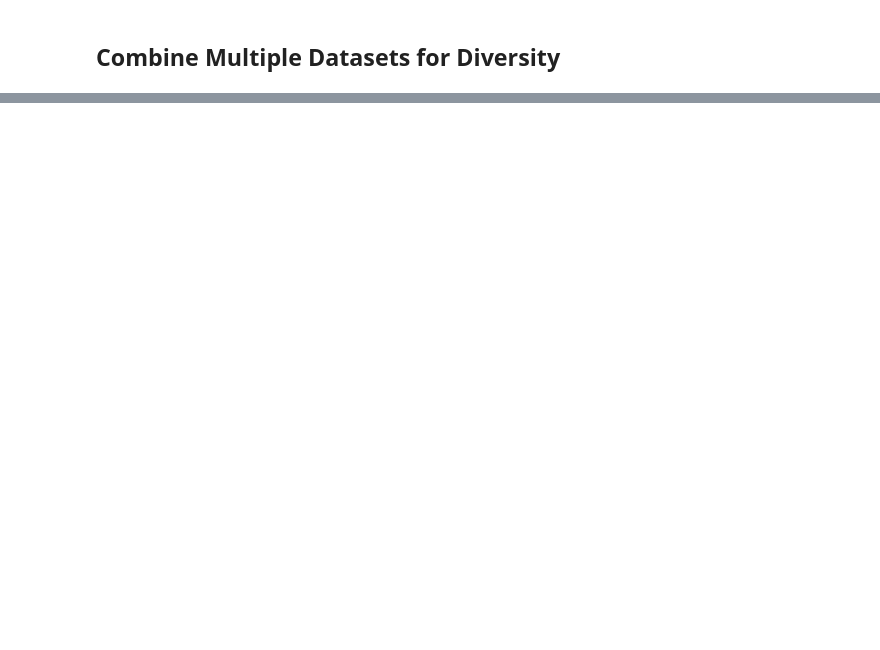
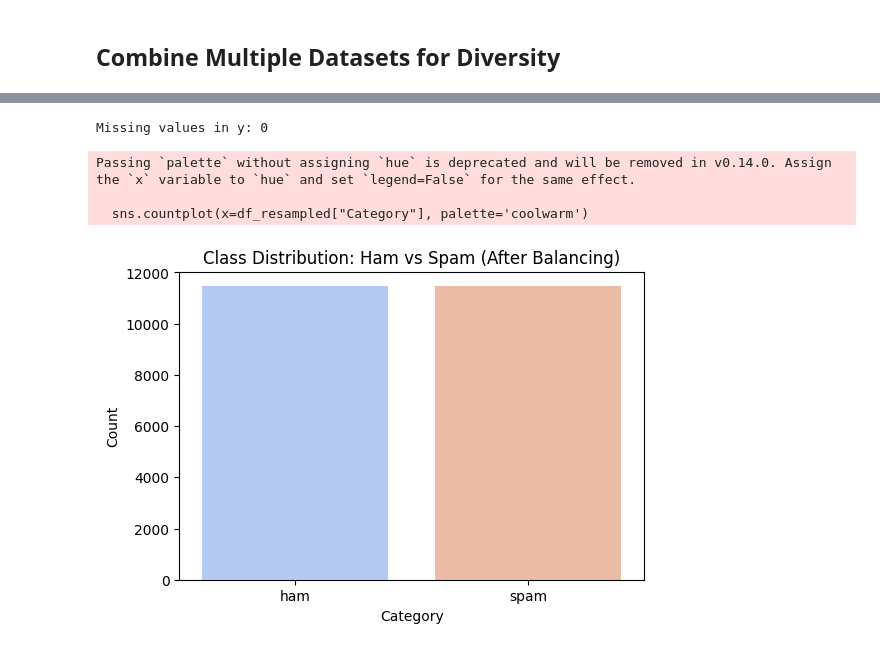
Before and after one commit to ShashankMk031/Spam-Email-Classification, a Jupyter notebook: model.ipynb, the cells around one changed output, grey strips where cells are left out. Drawn from its saved outputs; the diff is of its cells as text; code cells hidden in the pictures; blank space fills up the shorter version.

```diff
--- a/model.ipynb
+++ b/model.ipynb
@@ -134,0 +253,48 @@ print(weird_chars.sample(5))
+# %%
+import pandas as pd
+import matplotlib.pyplot as plt
+import seaborn as sns
+from imblearn.over_sampling import SMOTE
+from sklearn.feature_extraction.text import TfidfVectorizer
+
+# Load dataset
+df = pd.read_csv("data.csv")
+
+# ✅ Drop rows where Category or Message is NaN
+df.dropna(subset=['Category', 'Message'], inplace=True)
+
+# Convert "Category" column to binary (0 = ham, 1 = spam)
+df['Category'] = df['Category'].map({'ham': 0, 'spam': 1})
+
+# ✅ Drop rows where Category is NaN after mapping
+df.dropna(subset=['Category'], inplace=True)
+
+# Convert text messages into numerical form using TF-IDF
+vectorizer = TfidfVectorizer()
+X = vectorizer.fit_transform(df['Message'])
+y = df['Category']  # Target labels
+
+# ✅ Ensure y has no NaN values before SMOTE
+print("Missing values in y:", y.isna().sum())  # Should print 0
+
+# Apply SMOTE to balance the dataset
+smote = SMOTE(random_state=42)
+X_resampled, y_resampled = smote.fit_resample(X, y)
+
+# Convert back to DataFrame for visualization
+df_resampled = pd.DataFrame({'Category': y_resampled})
+df_resampled['Category'] = df_resampled['Category'].map({0: 'ham', 1: 'spam'})  # Convert back to labels
+
+# ✅ Replot Class Distribution After Balancing
+plt.figure(figsize=(6, 4))
+sns.countplot(x=df_resampled["Category"], palette='coolwarm')
+plt.title("Class Distribution: Ham vs Spam (After Balancing)")
+plt.xlabel("Category")
+plt.ylabel("Count")
+plt.show()
+# %% [output]
+Missing values in y: 0
+Passing `palette` without assigning `hue` is deprecated and will be removed in v0.14.0. Assign the `x` variable to `hue` and set `legend=False` for the same effect.
+
+  sns.countplot(x=df_resampled["Category"], palette='coolwarm')
+[figure, added]
```
Also changed, not shown: parts of 11 cells of this notebook, 2 other files.
